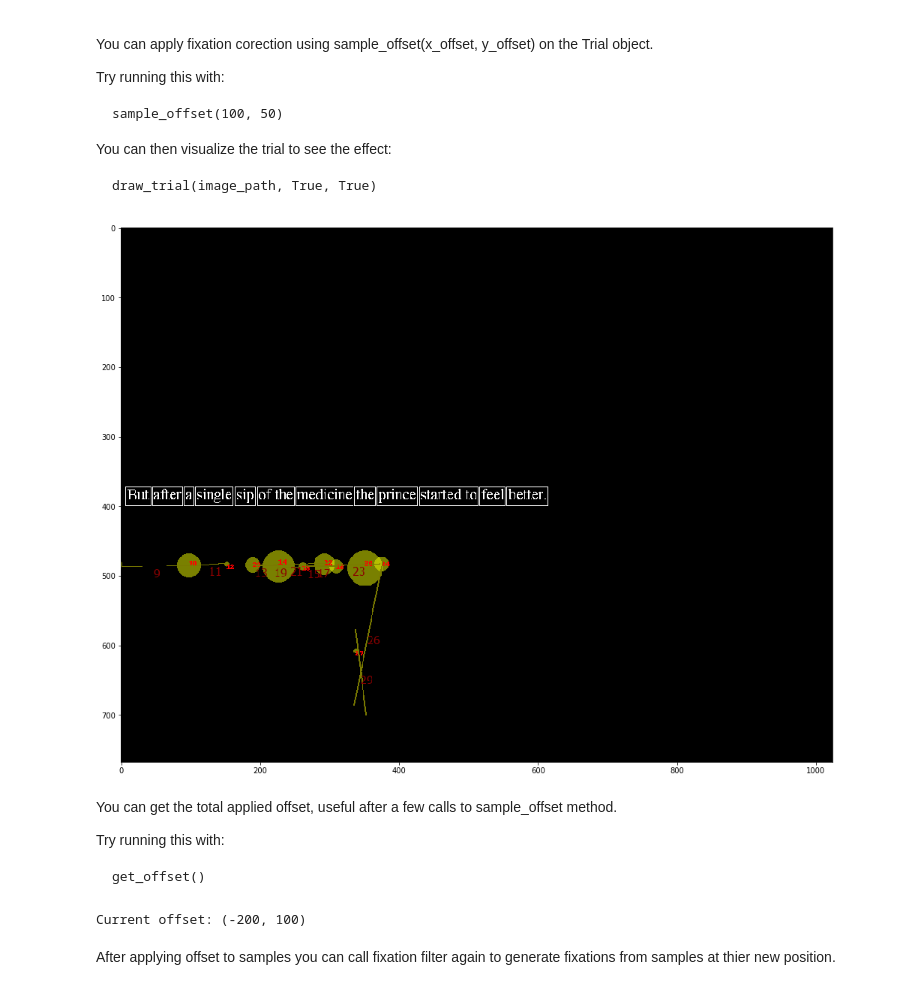
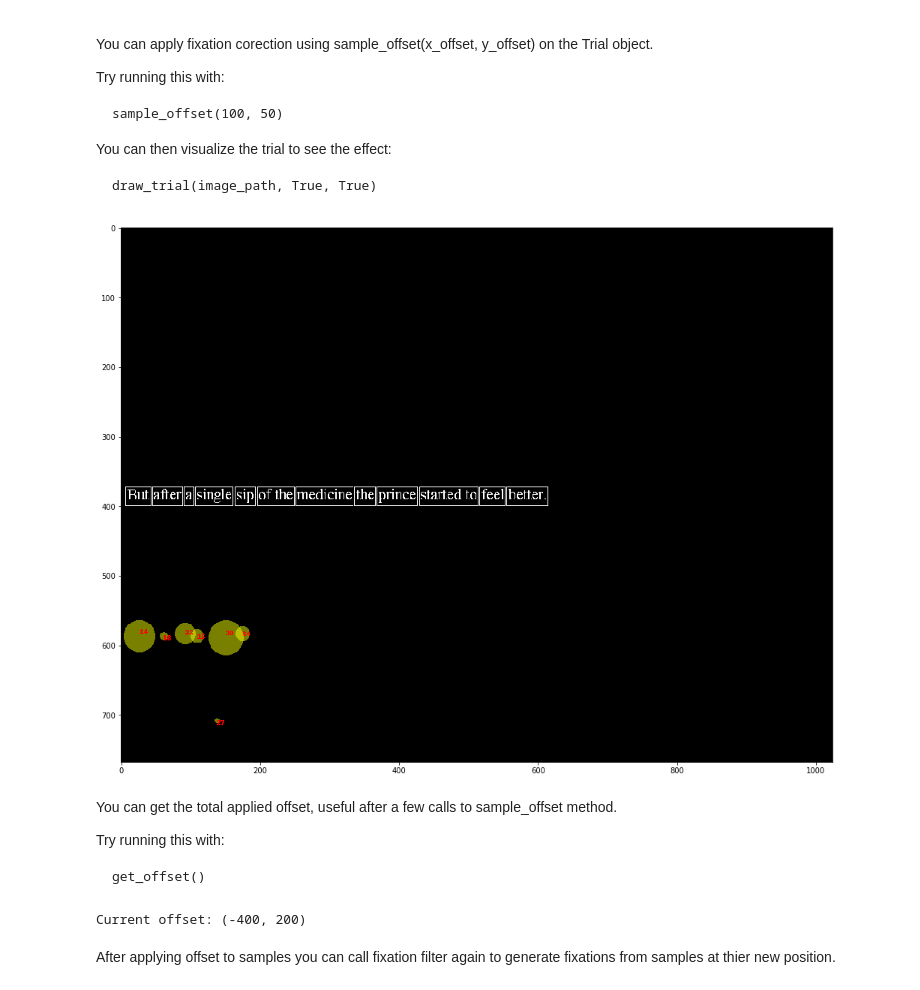
Before and after one commit to nalmadi/EMIP-Toolkit, a Jupyter notebook: EyeLink1000_Examples.ipynb, the cells around one changed output. Drawn from its saved outputs; the diff is of its cells as text; code cells hidden in the pictures.

Commit message:
Added download method and set draw saccade to false

````diff
--- a/EyeLink1000_Examples.ipynb
+++ b/EyeLink1000_Examples.ipynb
@@ -19,7 +19,8 @@ import emtk as tk
 # %% [markdown]
 # Reading Raw Data Files from Eye Link 1000 Data:
 # %%
-EMIP = tk.AlMadi_dataset('ASCII/', 8)   # gets the structured data of 8 subjects
+tk.download("AlMadi2018")
+EMIP = tk.AlMadi_dataset('datasets/AlMadi2018/AlMadi2018/ASCII/', 8)   # gets the structured data of 8 subjects
 
 print('number of subjects: ', len(EMIP))
 print('subject ID: ', EMIP['001'].trial[0].get_subject_id())
@@ -72,7 +75,7 @@ draw_trial(image_path, True, False)
 ```
 # %%
 # trial images_path
-image_path = "runtime/images/"
+image_path = "datasets/AlMadi2018/AlMadi2018/runtime/images/"
 
-im = EMIP[subject_ID].trial[trial_num].draw_trial(image_path, draw_raw_data=False, draw_fixation=True, draw_saccade=True, draw_number=True, draw_aoi=True)
+im = EMIP[subject_ID].trial[trial_num].draw_trial(image_path, draw_raw_data=False, draw_fixation=True, draw_saccade=False, draw_number=True, draw_aoi=True)
 # %% [output]
@@ -94,11 +97,11 @@ draw_trial(image_path, True, True)
 # %%
 # apply offset
 EMIP[subject_ID].trial[trial_num].sample_offset(-200, 100) # x:100 and y:50 just for example
 
 # draw trial again
-EMIP[subject_ID].trial[trial_num].draw_trial(image_path, draw_raw_data=False, draw_fixation=True, draw_saccade=True, draw_number=True, draw_aoi=True)
+EMIP[subject_ID].trial[trial_num].draw_trial(image_path, draw_raw_data=False, draw_fixation=True, draw_saccade=False, draw_number=True, draw_aoi=True)
 # %% [output]
-[figure, old version]
+[figure, new version]
 # %% [markdown]
 You can get the total applied offset, useful after a few calls to sample_offset method.
 
@@ -109,7 +112,7 @@ get_offset()
 # %%
 print("Current offset:", EMIP[subject_ID].trial[trial_num].get_offset())
 # %% [output]
-Current offset: (-200, 100)
+Current offset: (-400, 200)
 # %% [markdown]
 After applying offset to samples you can call fixation filter again to generate fixations from samples at thier new position.
 # %% [markdown]
````
Also changed, not shown: parts of 4 cells of this notebook.
